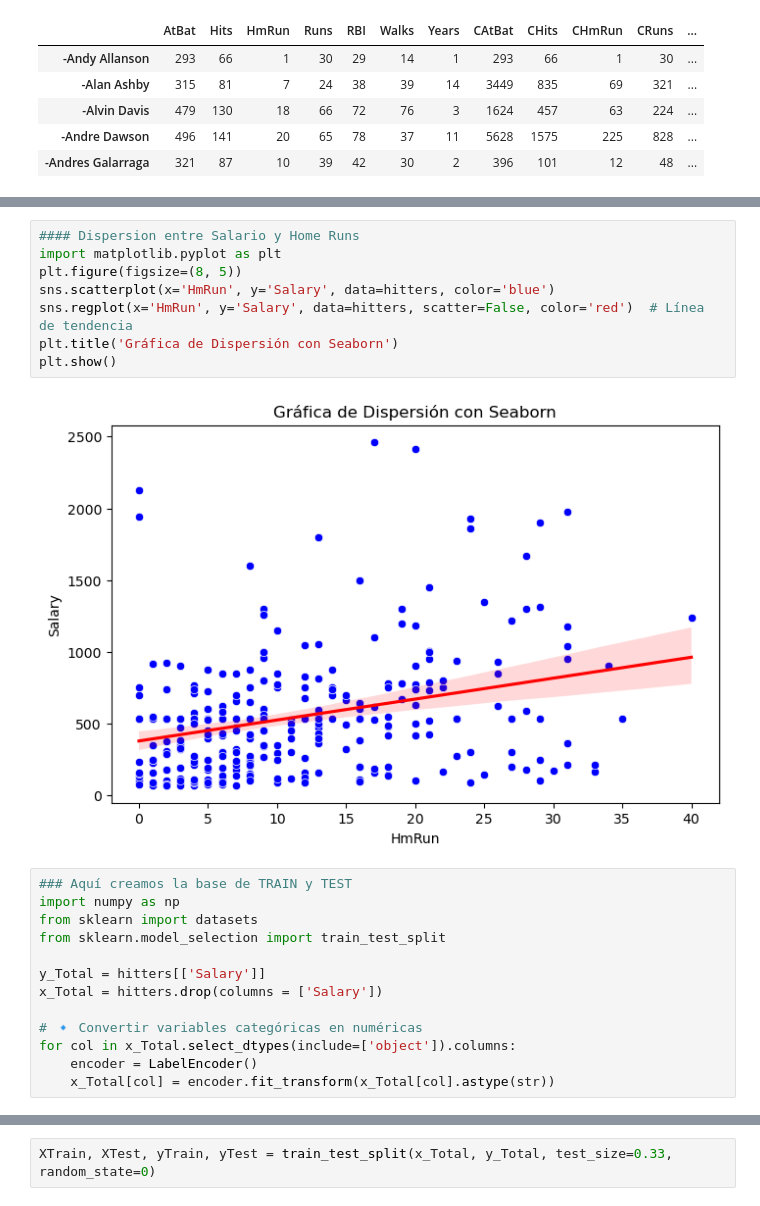
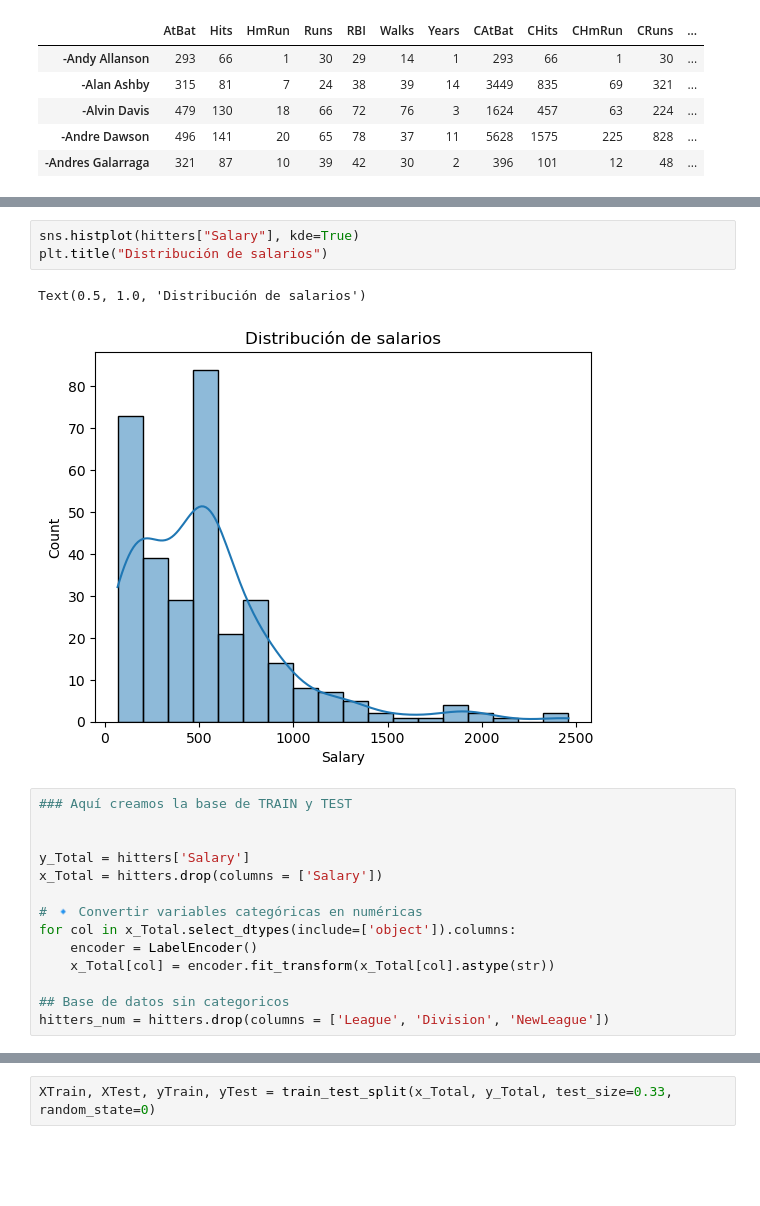
Before and after one commit to carrasquintero/Entrega_ETL, a Jupyter notebook: Caso modelos lineales para regresión, muestreo y selección del mejor modelo.ipynb, the cells around one changed output, grey strips where cells are left out. Saved outputs shown, nothing was run; the diff lists cells and outputs as text; blank space fills up the shorter version.

```diff
--- a/Caso modelos lineales para regresión, muestreo y selección del mejor modelo.ipynb
+++ b/Caso modelos lineales para regresión, muestreo y selección del mejor modelo.ipynb
@@ -92,23 +105,20 @@ sns.histplot(hitters["Salary"])
-# %%
-#### Dispersion entre Salario y Home Runs
-import matplotlib.pyplot as plt
-plt.figure(figsize=(8, 5))
-sns.scatterplot(x='HmRun', y='Salary', data=hitters, color='blue')
-sns.regplot(x='HmRun', y='Salary', data=hitters, scatter=False, color='red')  # Línea de tendencia
-plt.title('Gráfica de Dispersión con Seaborn')
-plt.show()
-# %% [output]
-[figure, removed]
+# %%
+sns.histplot(hitters["Salary"], kde=True)
+plt.title("Distribución de salarios")
+# %% [output]
+Text(0.5, 1.0, 'Distribución de salarios')
+[figure, added]
 # %%
 ### Aquí creamos la base de TRAIN y TEST
-import numpy as np
-from sklearn import datasets
-from sklearn.model_selection import train_test_split
 
-y_Total = hitters[['Salary']]
+
+y_Total = hitters['Salary']
 x_Total = hitters.drop(columns = ['Salary'])
 
 # 🔹 Convertir variables categóricas en numéricas
 for col in x_Total.select_dtypes(include=['object']).columns:
     encoder = LabelEncoder()
     x_Total[col] = encoder.fit_transform(x_Total[col].astype(str))
+
+## Base de datos sin categoricos
+hitters_num = hitters.drop(columns = ['League', 'Division', 'NewLeague'])
```
Also changed, not shown: parts of 15 cells of this notebook.
